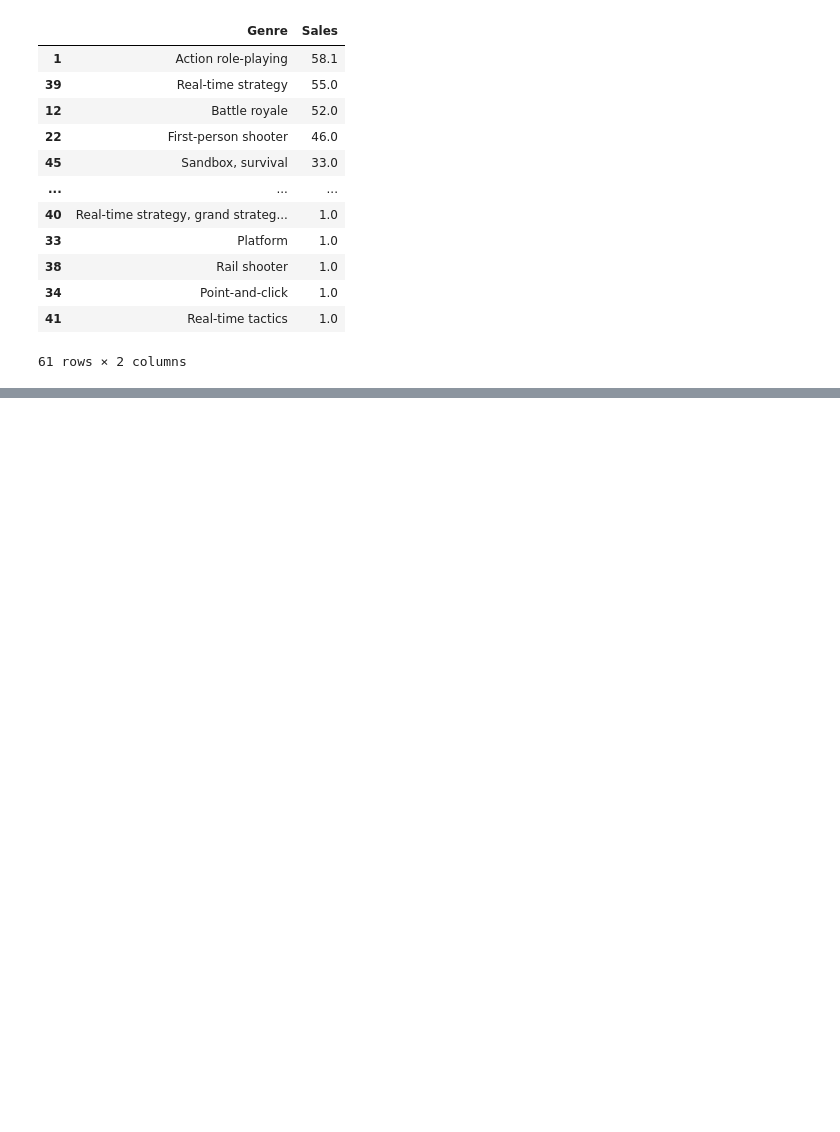
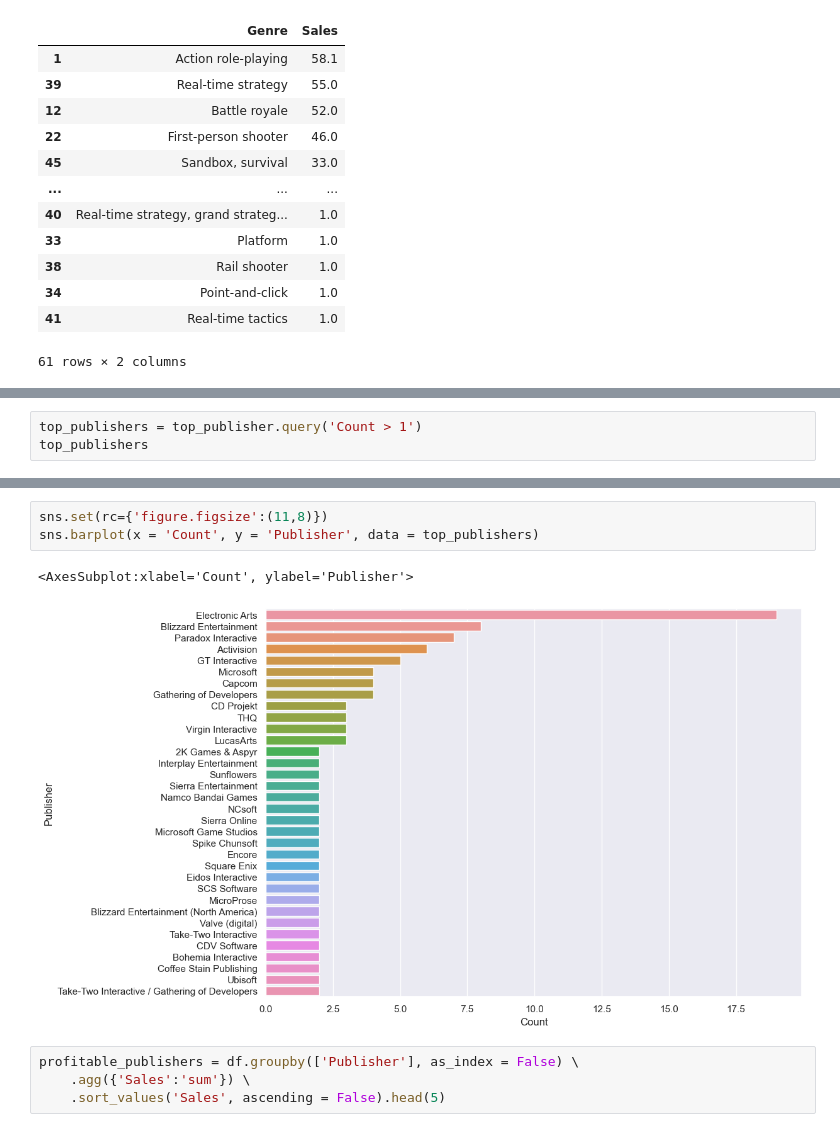
Before and after one commit to PanovDaniel/Pet_Game-sales, a Jupyter notebook: Pet1_games-sales.ipynb, the cells around one changed output, grey strips where cells are left out. Drawn from its saved outputs; the diff is of its cells as text; blank space fills up the shorter version.

```diff
--- a/Pet1_games-sales.ipynb
+++ b/Pet1_games-sales.ipynb
@@ -166,0 +197,3 @@ sns.set(rc={'figure.figsize':(11,14)})
+# %%
+top_publishers = top_publisher.query('Count > 1')
+top_publishers
@@ -166,0 +218,10 @@ sns.set(rc={'figure.figsize':(11,14)})
+# %%
+sns.set(rc={'figure.figsize':(11,8)})
+sns.barplot(x = 'Count', y = 'Publisher', data = top_publishers)
+# %% [output]
+<AxesSubplot:xlabel='Count', ylabel='Publisher'>
+[figure, added]
+# %%
+profitable_publishers = df.groupby(['Publisher'], as_index = False) \
+    .agg({'Sales':'sum'}) \
+    .sort_values('Sales', ascending = False).head(5)
```
Also changed, not shown: parts of 28 cells of this notebook.
